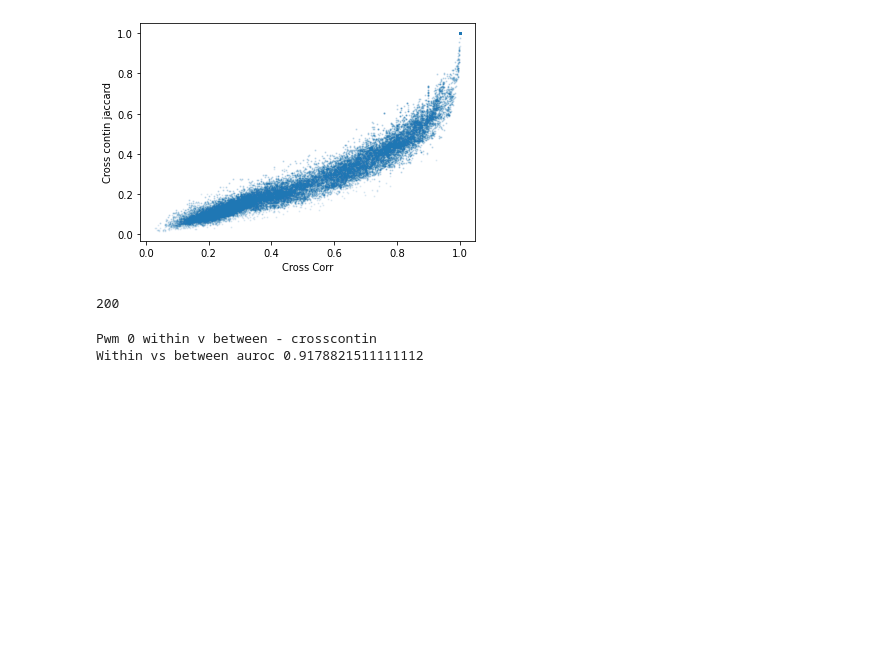
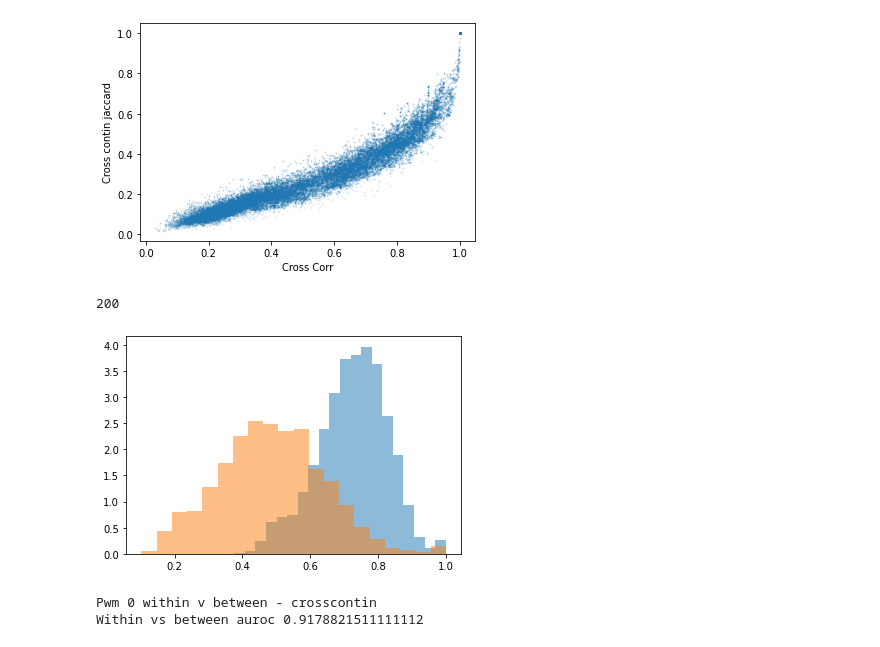
Before and after one commit to AvantiShri/colab_notebooks, a Jupyter notebook: misc_examples/SimulateImpScores.ipynb, the cells around one changed output. Drawn from its saved outputs; the diff is of its cells as text; code cells hidden in the pictures; blank space fills up the shorter version.

```diff
--- a/misc_examples/SimulateImpScores.ipynb
+++ b/misc_examples/SimulateImpScores.ipynb
@@ -857,6 +858,15 @@ plt.show()
 len(sub_seqlets)
 # %% [output]
 200
+# %%
+within_crosscontin0 = (all_pairwise_sims[sub_seqlets_whichpwms==0,:][:,sub_seqlets_whichpwms==0]).ravel()
+within_crosscontin1 = (all_pairwise_sims[sub_seqlets_whichpwms==1,:][:,sub_seqlets_whichpwms==1]).ravel()
+plt.hist(np.power(within_crosscontin0, 0.3), bins=20, alpha=0.5, density=True)
+plt.hist(np.power(within_crosscontin0,0.7), bins=20, alpha=0.5, density=True)
+#plt.hist(within_crosscontin1, bins=20, alpha=0.5, density=True)
+plt.show()
+# %% [output]
+[figure, added]
 # %%
 from matplotlib import pyplot as plt
 import sklearn.metrics
```
Also changed, not shown: parts of 9 cells of this notebook.
